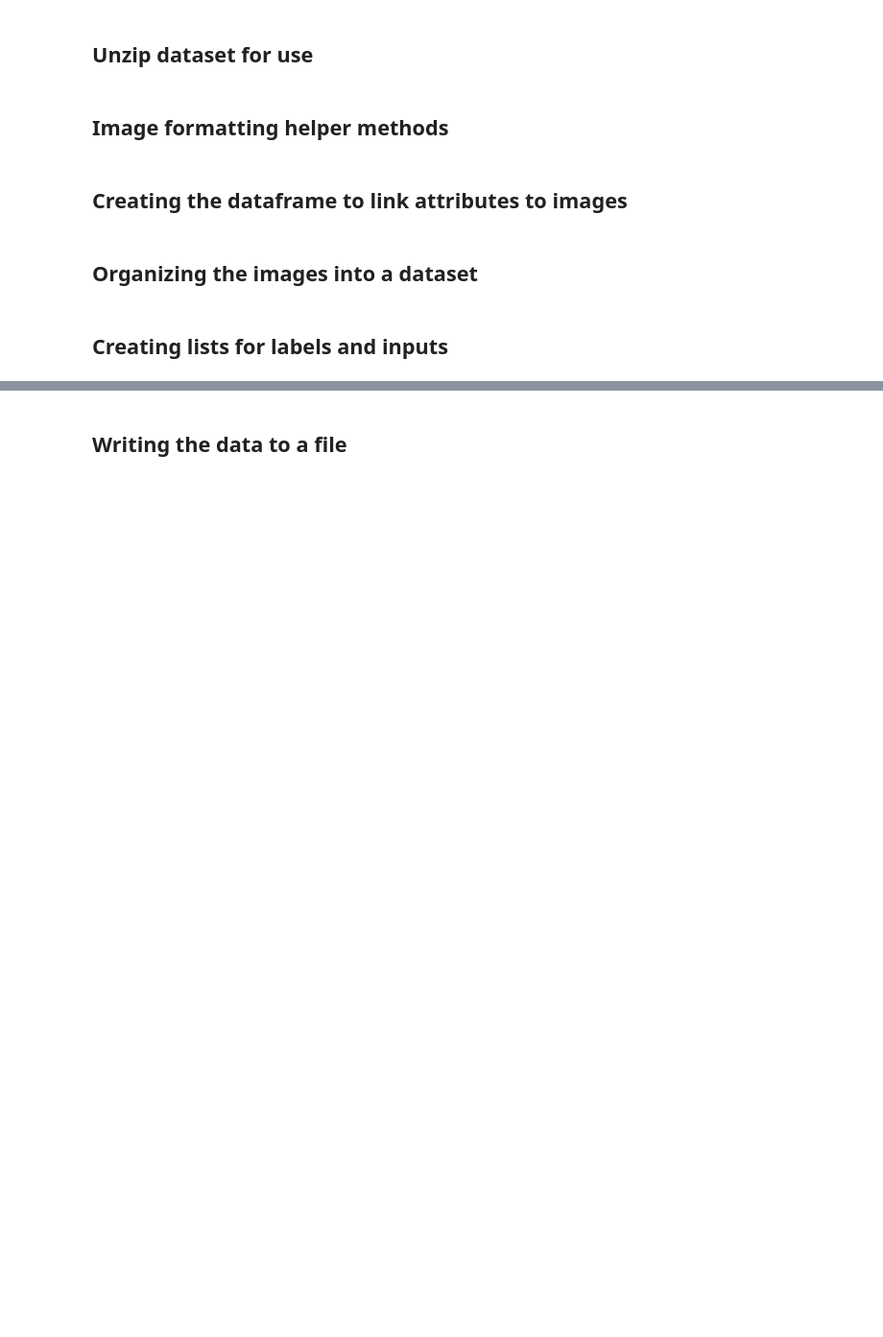
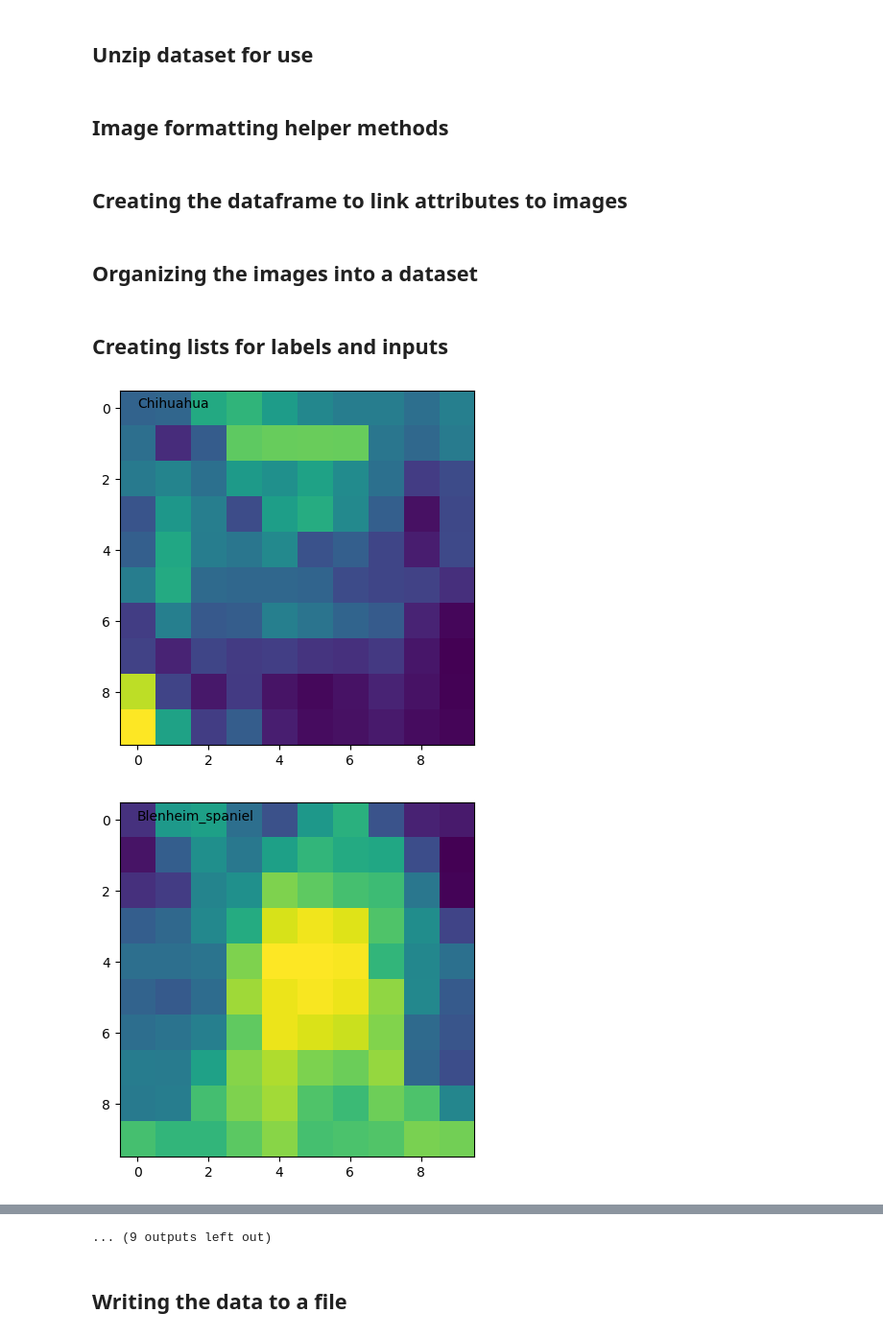
Before and after one commit to GCadel/dog_breed_classification, a Jupyter notebook: dataImporting.ipynb, the cells around one changed output, grey strips where cells are left out. Shown at 96% size. Drawn from its saved outputs; the diff is of its cells as text; code cells hidden in the pictures; blank space fills up the shorter version.

```diff
--- a/dataImporting.ipynb
+++ b/dataImporting.ipynb
@@ -28,6 +28,8 @@ with zipfile.ZipFile("stanford-dogs-dataset.zip", "r") as z:
 # %% [markdown]
 ## Image formatting helper methods
 # %%
+IMG_SIZE = 10
+
 def convertImgToNpArray(anImage: Image):
   return np.array(anImage)
 
@@ -38,7 +40,7 @@ def resizeImage(anImage: Image, aSize: int):
   return anImage.resize((aSize, aSize))
 
 def to24Bit(anImage: Image):
-  return anImage.convert('RGB')
+  return anImage.convert('L')
 
 def displayImage(anImageArray: np.array):
   plt.imshow(anImageArray)
@@ -95,7 +97,7 @@ def createLabelAndDataLists(dataFrame: pd.DataFrame):
     boundingBox = (int(item[4]), int(item[5]), int(item[6]), int(item[7]))
     image = Image.open(item[3], 'r')
     # formattedImage = convertImgToNpArray(resizeImage(cropImage(anImage=image, boundingBox=boundingBox), 250))
-    formattedImage = to24Bit(resizeImage(cropImage(anImage=image, boundingBox=boundingBox), 250))
+    formattedImage = to24Bit(resizeImage(cropImage(anImage=image, boundingBox=boundingBox), IMG_SIZE))
     image.close()
 
     # Add the corresponding image and label to appropriate list
@@ -105,9 +107,19 @@ def createLabelAndDataLists(dataFrame: pd.DataFrame):
 # %%
 # Generate data and labels
 data, labels = createLabelAndDataLists(dataFrame=dataFrame)
+
+def showSamples():
+  for i in range(0,len(data), 1000):
+    plt.figure()
+    plt.text(0,0,labels[i])
+    plt.imshow(data[i])
+showSamples()
 
 # Final transformation of data for reading
 dataCopy = []
 for i in range(len(data)):
   item = np.array(data[i]).flatten()
   dataCopy.append(item)
+# %% [output]
+[figure, added]
+[figure, added]
@@ -114,3 +136,4 @@ for i in range(len(data)):
+... (9 outputs left out)
 # %% [markdown]
 ## Writing the data to a file
 # %%
```
Also changed, not shown: parts of 3 cells of this notebook, 3 other files.
